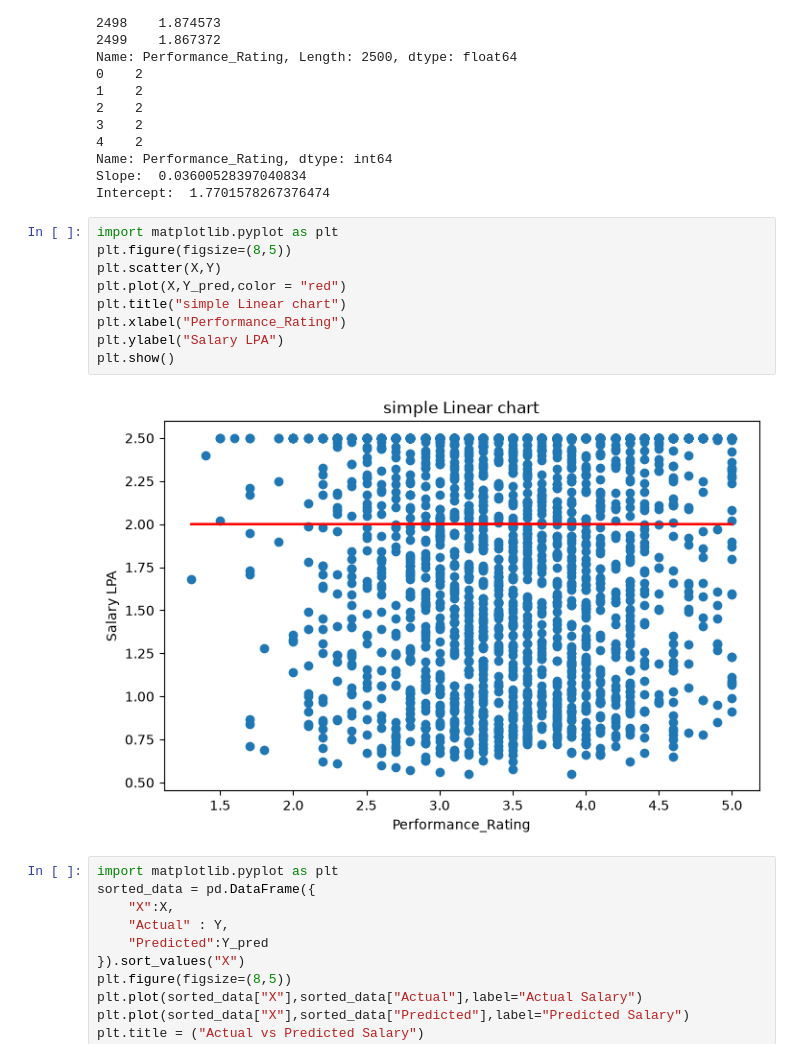
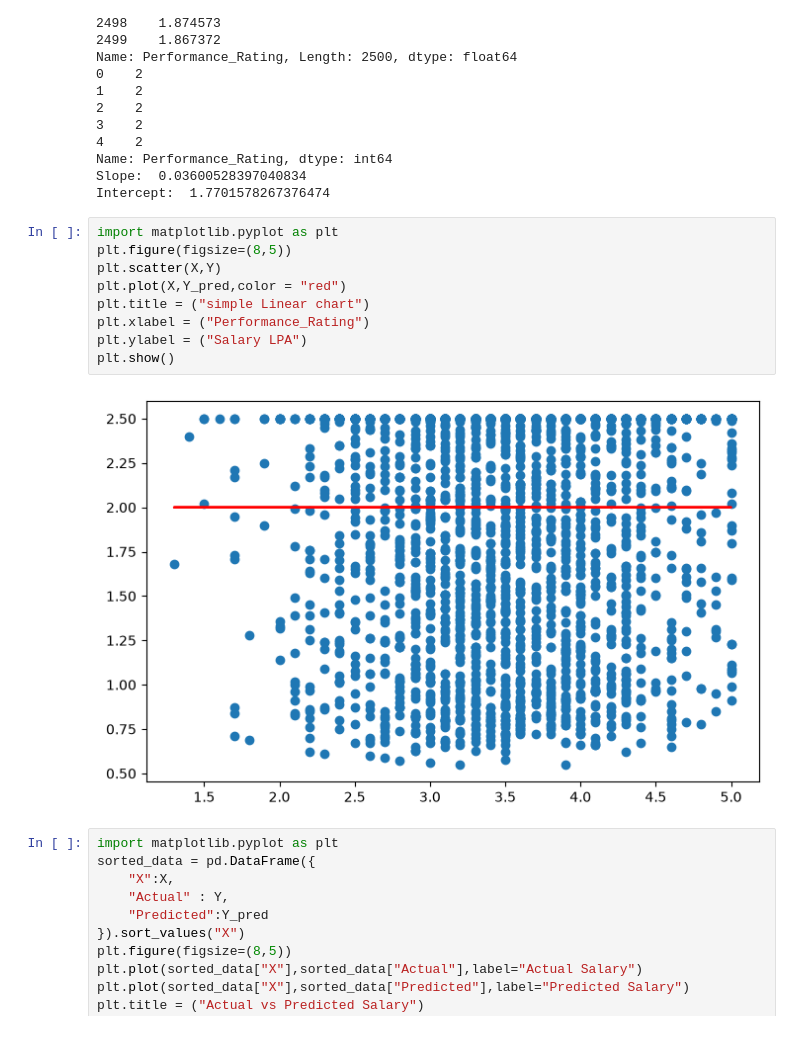
Before and after one commit to jahnavi56553-bit/Project, a Jupyter notebook: MLModelTraining1.ipynb, the cells around one changed output. Saved outputs shown, nothing was run; the diff lists cells and outputs as text.

```diff
--- a/MLModelTraining1.ipynb
+++ b/MLModelTraining1.ipynb
@@ -130,14 +138,14 @@ Intercept:  1.7701578267376474
 # %%
 import matplotlib.pyplot as plt
 plt.figure(figsize=(8,5))
 plt.scatter(X,Y)
 plt.plot(X,Y_pred,color = "red")
-plt.title("simple Linear chart")
-plt.xlabel("Performance_Rating")
-plt.ylabel("Salary LPA")
+plt.title = ("simple Linear chart")
+plt.xlabel = ("Performance_Rating")
+plt.ylabel = ("Salary LPA")
 plt.show()
 # %% [output]
-[figure, old version]
+[figure, new version]
 # %%
 import matplotlib.pyplot as plt
 sorted_data = pd.DataFrame({
```
Also changed, not shown: parts of 1 cell of this notebook, 4 other files.
